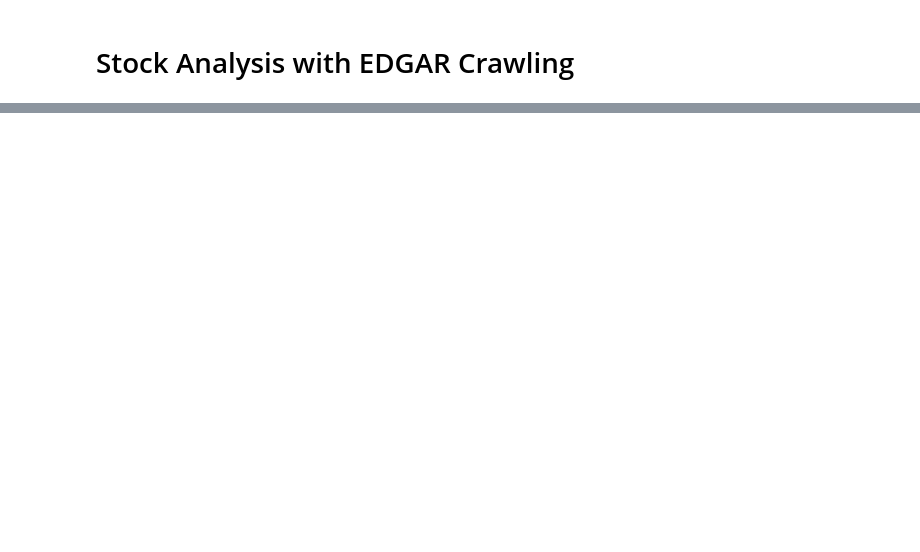
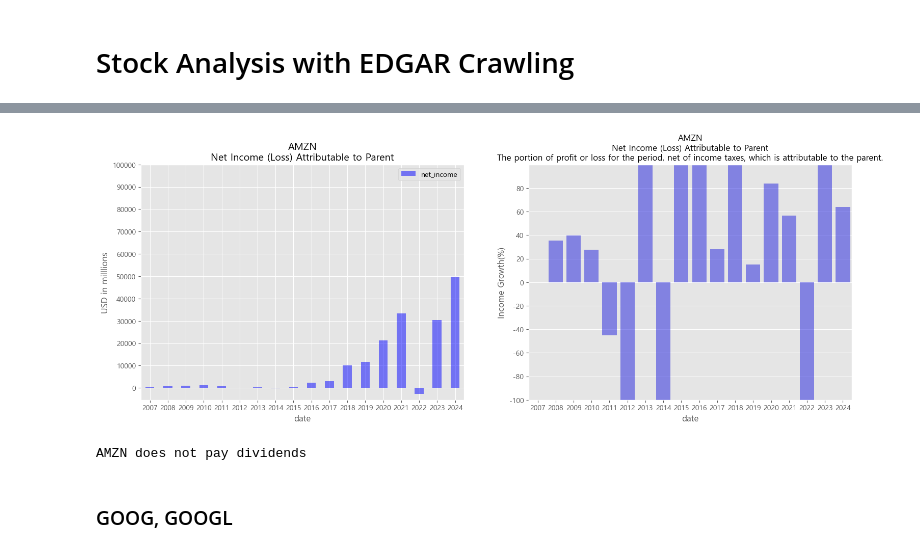
Before and after one commit to akaiuun12/stock_portfolio, a Jupyter notebook: edgar.ipynb, the cells around one changed output, grey strips where cells are left out. Saved outputs shown, nothing was run; the diff lists cells and outputs as text; code cells hidden in the pictures; blank space fills up the shorter version.

```diff
--- a/edgar.ipynb
+++ b/edgar.ipynb
@@ -209,0 +203,35 @@ fig.show()
+# %%
+ticker = 'AMZN'
+facts = edgar.get_company_facts(cik=CIK[ticker.upper()])['facts']
+# %%
+# Income Graphs
+fig, axes = plt.subplots(1, 2, figsize=(18, 6))
+
+# Annual Net Income
+df_net_income, title, description =  annual_net_income(facts)
+
+plot_annual_net_income(df_net_income=df_net_income, title=title, description=description,
+                       ymin=0, ymax=110000, ystep=10000, ax=axes[0])
+
+# Net Income Growth
+df_net_income['net_income_growth'] = df_net_income['net_income'].diff() / df_net_income['net_income'].abs().shift() * 100
+
+plot_net_income_growth(df_net_income=df_net_income, title=title, description=description,
+                       ymin=-100, ymax=100, ystep=20, ax=axes[1])
+
+# Visualize
+plt.show()
+# %% [output]
+[figure, added]
+# %%
+try:
+    df_dividends, title, description = annual_dividends(facts)
+
+    plot_annual_dividends(df_dividends, title, description,
+                        ymin=0, ymax=16000, ystep=1000)
+except:
+    print(f'{ticker} does not pay dividends')
+# %% [output]
+AMZN does not pay dividends
+# %% [markdown]
+### GOOG, GOOGL
```
Also changed, not shown: parts of 54 cells of this notebook.
